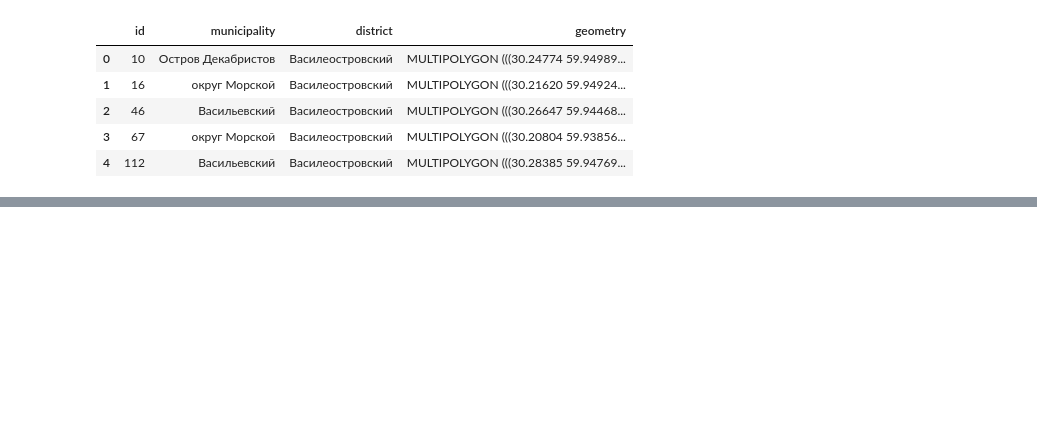
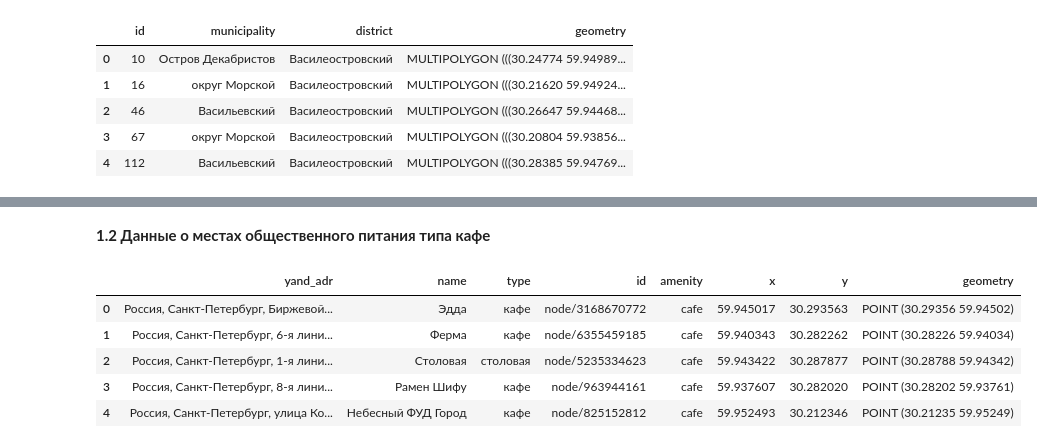
Before and after one commit to TikhonovaOlga-Spb/clustering_blocks, a Jupyter notebook: clustering_pipeline.ipynb, the cells around one changed output, grey strips where cells are left out. Drawn from its saved outputs; the diff is of its cells as text; code cells hidden in the pictures; blank space fills up the shorter version.

```diff
--- a/clustering_pipeline.ipynb
+++ b/clustering_pipeline.ipynb
@@ -15,0 +64,12 @@ data.head()
+# %% [markdown]
+<b>1.2 Данные о местах общественного питания типа кафе</b>
+# %%
+cafe_data = gpd.read_file('data/source_data/cafe.geojson')
+cafe_data.head()
+# %% [output]
+|  | yand_adr | name | type | id | amenity | x | y | geometry |
+| 0 | Россия, Санкт-Петербург, Биржевой... | Эдда | кафе | node/3168670772 | cafe | 59.945017 | 30.293563 | POINT (30.29356 59.94502) |
+| 1 | Россия, Санкт-Петербург, 6-я лини... | Ферма | кафе | node/6355459185 | cafe | 59.940343 | 30.282262 | POINT (30.28226 59.94034) |
+| 2 | Россия, Санкт-Петербург, 1-я лини... | Столовая | столовая | node/5235334623 | cafe | 59.943422 | 30.287877 | POINT (30.28788 59.94342) |
+| 3 | Россия, Санкт-Петербург, 8-я лини... | Рамен Шифу | кафе | node/963944161 | cafe | 59.937607 | 30.282020 | POINT (30.28202 59.93761) |
+| 4 | Россия, Санкт-Петербург, улица Ко... | Небесный ФУД Город | кафе | node/825152812 | cafe | 59.952493 | 30.212346 | POINT (30.21235 59.95249) |
```
Also changed, not shown: parts of 37 cells of this notebook, 14 other files.
